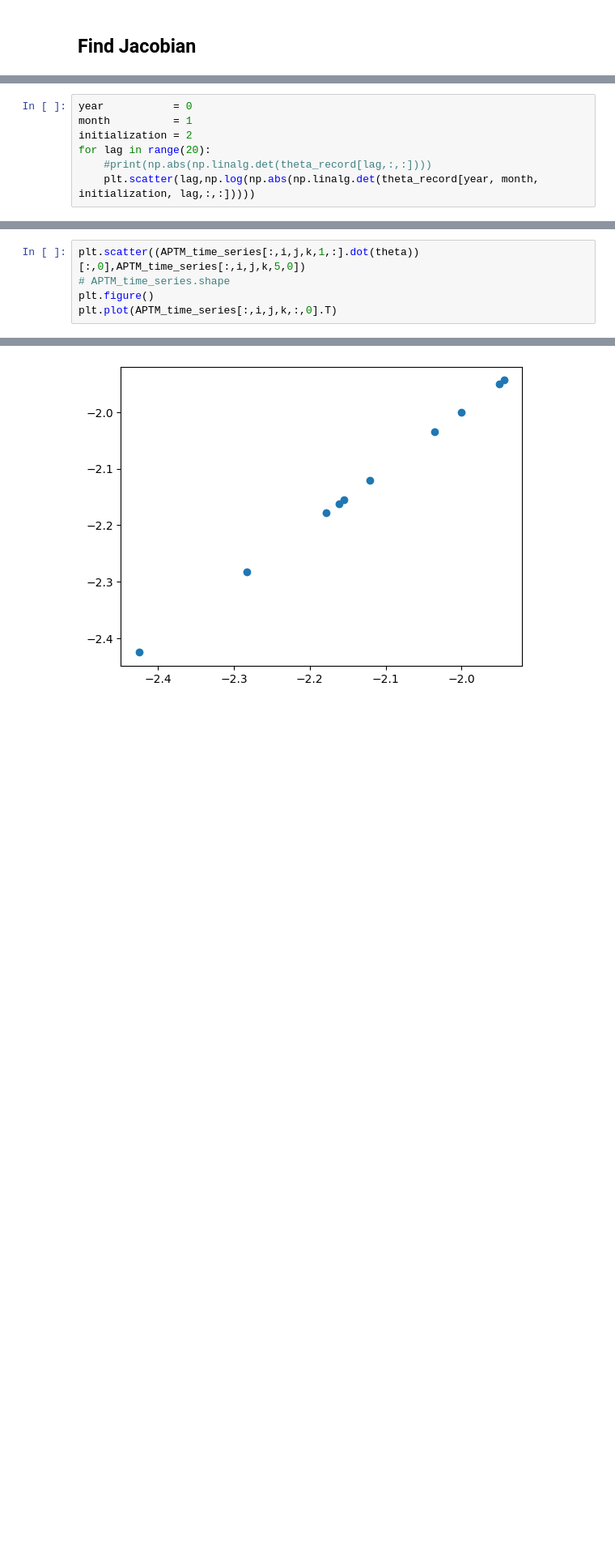
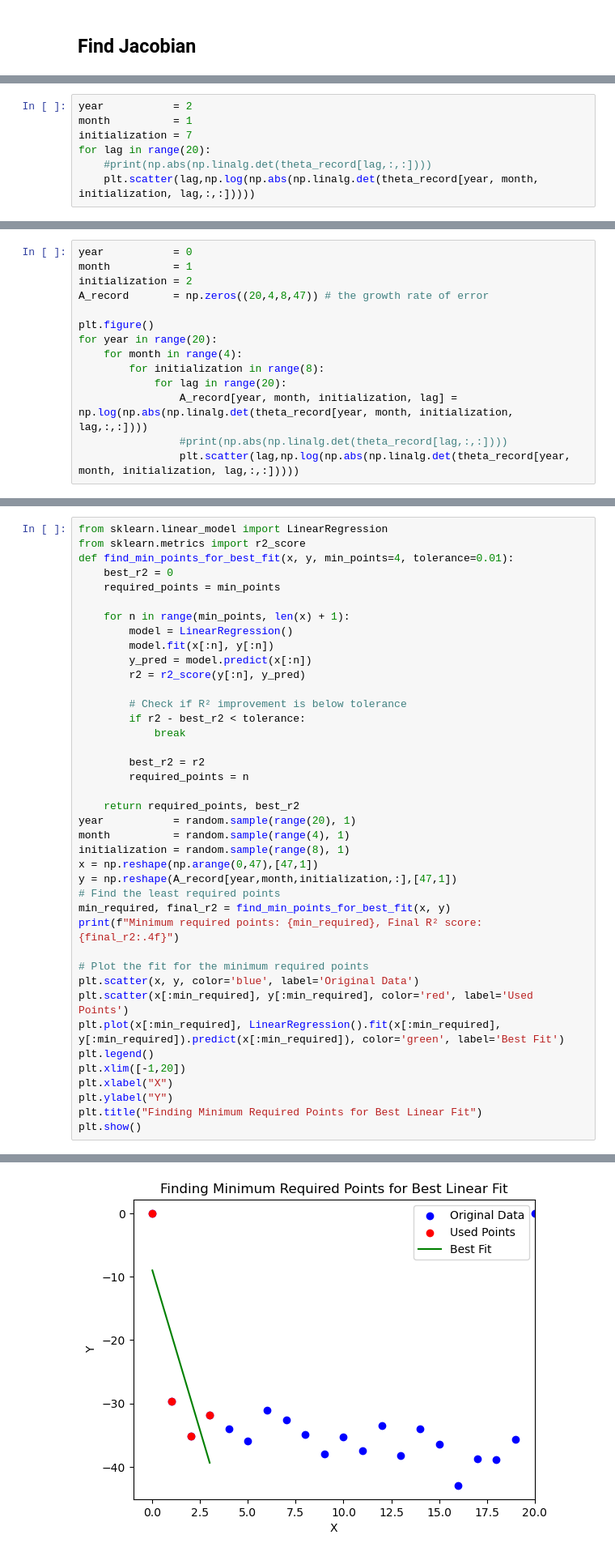
Before and after one commit to kuiper2000/Predictability_component_LE, a Jupyter notebook: PC_analysis_determinant.ipynb, the cells around one changed output, grey strips where cells are left out. Shown at 81% size. Cells and saved outputs as stored; diff of their text form; blank space fills up the shorter version.

```diff
--- a/PC_analysis_determinant.ipynb
+++ b/PC_analysis_determinant.ipynb
@@ -130,0 +165,7 @@ for year in range(20):
+# %%
+year           = 2
+month          = 1
+initialization = 7
+for lag in range(20):
+    #print(np.abs(np.linalg.det(theta_record[lag,:,:])))
+    plt.scatter(lag,np.log(np.abs(np.linalg.det(theta_record[year, month, initialization, lag,:,:]))))
@@ -132,7 +175,14 @@ for year in range(20):
 year           = 0
 month          = 1
 initialization = 2
-for lag in range(20):
-    #print(np.abs(np.linalg.det(theta_record[lag,:,:])))
-    plt.scatter(lag,np.log(np.abs(np.linalg.det(theta_record[year, month, initialization, lag,:,:]))))
+A_record       = np.zeros((20,4,8,47)) # the growth rate of error
+
+plt.figure()
+for year in range(20):
+    for month in range(4):
+        for initialization in range(8):
+            for lag in range(20):
+                A_record[year, month, initialization, lag] = np.log(np.abs(np.linalg.det(theta_record[year, month, initialization, lag,:,:])))
+                #print(np.abs(np.linalg.det(theta_record[lag,:,:])))
+                plt.scatter(lag,np.log(np.abs(np.linalg.det(theta_record[year, month, initialization, lag,:,:]))))
 # %% [output]
@@ -140,6 +212,41 @@ for lag in range(20):
 # %%
-plt.scatter((APTM_time_series[:,i,j,k,1,:].dot(theta))[:,0],APTM_time_series[:,i,j,k,5,0])
-# APTM_time_series.shape
-plt.figure()
-plt.plot(APTM_time_series[:,i,j,k,:,0].T)
+from sklearn.linear_model import LinearRegression
+from sklearn.metrics import r2_score
+def find_min_points_for_best_fit(x, y, min_points=4, tolerance=0.01):
+    best_r2 = 0
+    required_points = min_points
+
+    for n in range(min_points, len(x) + 1):
+        model = LinearRegression()
+        model.fit(x[:n], y[:n])
+        y_pred = model.predict(x[:n])
+        r2 = r2_score(y[:n], y_pred)
+
+        # Check if R² improvement is below tolerance
+        if r2 - best_r2 < tolerance:
+            break
+
+        best_r2 = r2
+        required_points = n
+
+    return required_points, best_r2
+year           = random.sample(range(20), 1)
+month          = random.sample(range(4), 1)
+initialization = random.sample(range(8), 1)
+x = np.reshape(np.arange(0,47),[47,1])
+y = np.reshape(A_record[year,month,initialization,:],[47,1])
+# Find the least required points
+min_required, final_r2 = find_min_points_for_best_fit(x, y)
+print(f"Minimum required points: {min_required}, Final R² score: {final_r2:.4f}")
+
+# Plot the fit for the minimum required points
+plt.scatter(x, y, color='blue', label='Original Data')
+plt.scatter(x[:min_required], y[:min_required], color='red', label='Used Points')
+plt.plot(x[:min_required], LinearRegression().fit(x[:min_required], y[:min_required]).predict(x[:min_required]), color='green', label='Best Fit')
+plt.legend()
+plt.xlim([-1,20])
+plt.xlabel("X")
+plt.ylabel("Y")
+plt.title("Finding Minimum Required Points for Best Linear Fit")
+plt.show()
 # %% [output]
@@ -156 +254 @@ plt.plot(APTM_time_series[:,i,j,k,:,0].T)
-[figure, old version]
+[figure, new version]
```
Also changed, not shown: parts of 19 cells of this notebook, 1 other file.
